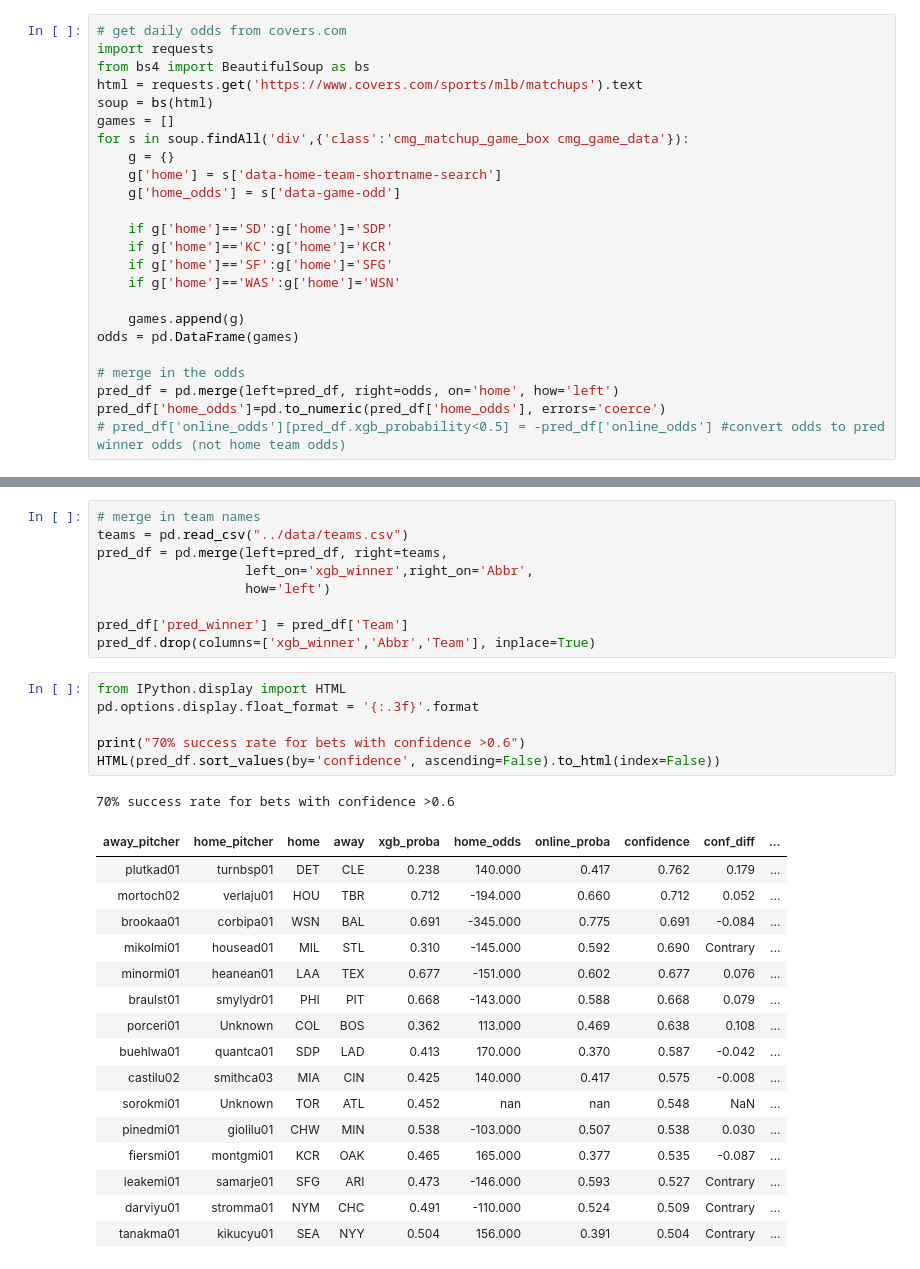
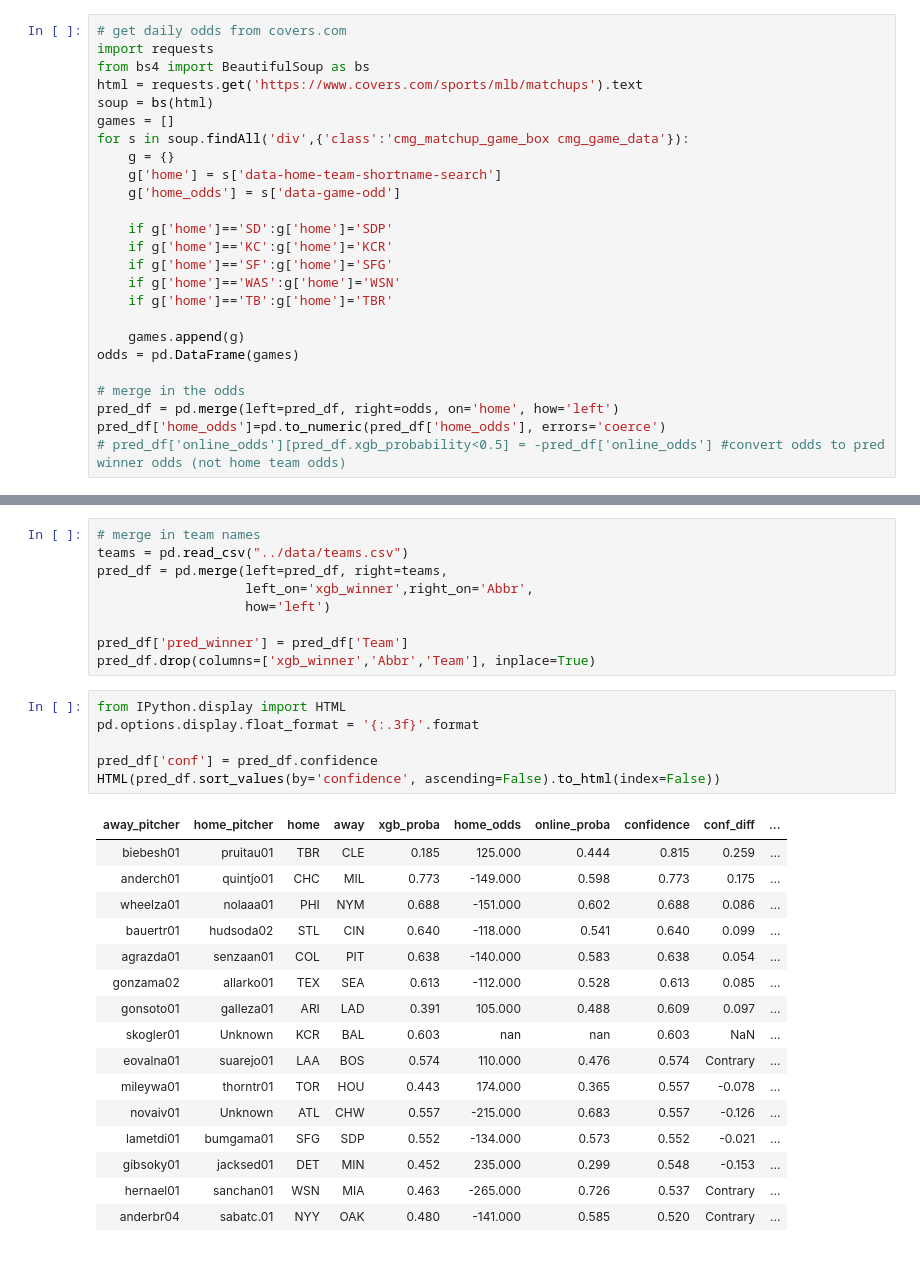
Before and after one commit to arjun-prabhakar/mlb_outcomes, a Jupyter notebook: notebooks/predict.ipynb, the cells around one changed output, grey strips where cells are left out. Saved outputs shown, nothing was run; the diff lists cells and outputs as text.

```diff
--- a/notebooks/predict.ipynb
+++ b/notebooks/predict.ipynb
@@ -218,6 +227,7 @@ for s in soup.findAll('div',{'class':'cmg_matchup_game_box cmg_game_data'}):
     if g['home']=='KC':g['home']='KCR'
     if g['home']=='SF':g['home']='SFG'
     if g['home']=='WAS':g['home']='WSN'
+    if g['home']=='TB':g['home']='TBR'
 
     games.append(g)
 odds = pd.DataFrame(games)
@@ -251,24 +261,23 @@ pred_df.drop(columns=['xgb_winner','Abbr','Team'], inplace=True)
 # %%
 from IPython.display import HTML
 pd.options.display.float_format = '{:.3f}'.format
 
-print("70% success rate for bets with confidence >0.6")
+pred_df['conf'] = pred_df.confidence
 HTML(pred_df.sort_values(by='confidence', ascending=False).to_html(index=False))
 # %% [output]
-70% success rate for bets with confidence >0.6
 | away_pitcher | home_pitcher | home | away | xgb_proba | home_odds | online_proba | confidence | conf_diff | ... |
-| plutkad01 | turnbsp01 | DET | CLE | 0.238 | 140.000 | 0.417 | 0.762 | 0.179 | ... |
-| mortoch02 | verlaju01 | HOU | TBR | 0.712 | -194.000 | 0.660 | 0.712 | 0.052 | ... |
-| brookaa01 | corbipa01 | WSN | BAL | 0.691 | -345.000 | 0.775 | 0.691 | -0.084 | ... |
-| mikolmi01 | housead01 | MIL | STL | 0.310 | -145.000 | 0.592 | 0.690 | Contrary | ... |
-| minormi01 | heanean01 | LAA | TEX | 0.677 | -151.000 | 0.602 | 0.677 | 0.076 | ... |
-| braulst01 | smylydr01 | PHI | PIT | 0.668 | -143.000 | 0.588 | 0.668 | 0.079 | ... |
-| porceri01 | Unknown | COL | BOS | 0.362 | 113.000 | 0.469 | 0.638 | 0.108 | ... |
-| buehlwa01 | quantca01 | SDP | LAD | 0.413 | 170.000 | 0.370 | 0.587 | -0.042 | ... |
-| castilu02 | smithca03 | MIA | CIN | 0.425 | 140.000 | 0.417 | 0.575 | -0.008 | ... |
-| sorokmi01 | Unknown | TOR | ATL | 0.452 | nan | nan | 0.548 | NaN | ... |
-| pinedmi01 | giolilu01 | CHW | MIN | 0.538 | -103.000 | 0.507 | 0.538 | 0.030 | ... |
-| fiersmi01 | montgmi01 | KCR | OAK | 0.465 | 165.000 | 0.377 | 0.535 | -0.087 | ... |
-| leakemi01 | samarje01 | SFG | ARI | 0.473 | -146.000 | 0.593 | 0.527 | Contrary | ... |
-| darviyu01 | stromma01 | NYM | CHC | 0.491 | -110.000 | 0.524 | 0.509 | Contrary | ... |
-| tanakma01 | kikucyu01 | SEA | NYY | 0.504 | 156.000 | 0.391 | 0.504 | Contrary | ... |
+| biebesh01 | pruitau01 | TBR | CLE | 0.185 | 125.000 | 0.444 | 0.815 | 0.259 | ... |
+| anderch01 | quintjo01 | CHC | MIL | 0.773 | -149.000 | 0.598 | 0.773 | 0.175 | ... |
+| wheelza01 | nolaaa01 | PHI | NYM | 0.688 | -151.000 | 0.602 | 0.688 | 0.086 | ... |
+| bauertr01 | hudsoda02 | STL | CIN | 0.640 | -118.000 | 0.541 | 0.640 | 0.099 | ... |
+| agrazda01 | senzaan01 | COL | PIT | 0.638 | -140.000 | 0.583 | 0.638 | 0.054 | ... |
+| gonzama02 | allarko01 | TEX | SEA | 0.613 | -112.000 | 0.528 | 0.613 | 0.085 | ... |
+| gonsoto01 | galleza01 | ARI | LAD | 0.391 | 105.000 | 0.488 | 0.609 | 0.097 | ... |
+| skogler01 | Unknown | KCR | BAL | 0.603 | nan | nan | 0.603 | NaN | ... |
+| eovalna01 | suarejo01 | LAA | BOS | 0.574 | 110.000 | 0.476 | 0.574 | Contrary | ... |
+| mileywa01 | thorntr01 | TOR | HOU | 0.443 | 174.000 | 0.365 | 0.557 | -0.078 | ... |
+| novaiv01 | Unknown | ATL | CHW | 0.557 | -215.000 | 0.683 | 0.557 | -0.126 | ... |
+| lametdi01 | bumgama01 | SFG | SDP | 0.552 | -134.000 | 0.573 | 0.552 | -0.021 | ... |
+| gibsoky01 | jacksed01 | DET | MIN | 0.452 | 235.000 | 0.299 | 0.548 | -0.153 | ... |
+| hernael01 | sanchan01 | WSN | MIA | 0.463 | -265.000 | 0.726 | 0.537 | Contrary | ... |
+| anderbr04 | sabatc.01 | NYY | OAK | 0.480 | -141.000 | 0.585 | 0.520 | Contrary | ... |
```
Also changed, not shown: parts of 12 cells of this notebook, 2 other files.
